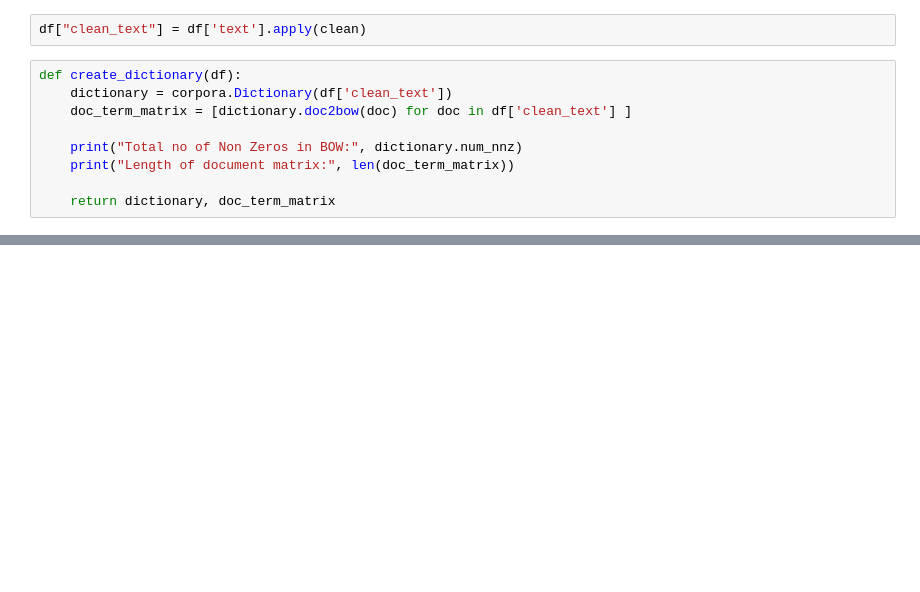
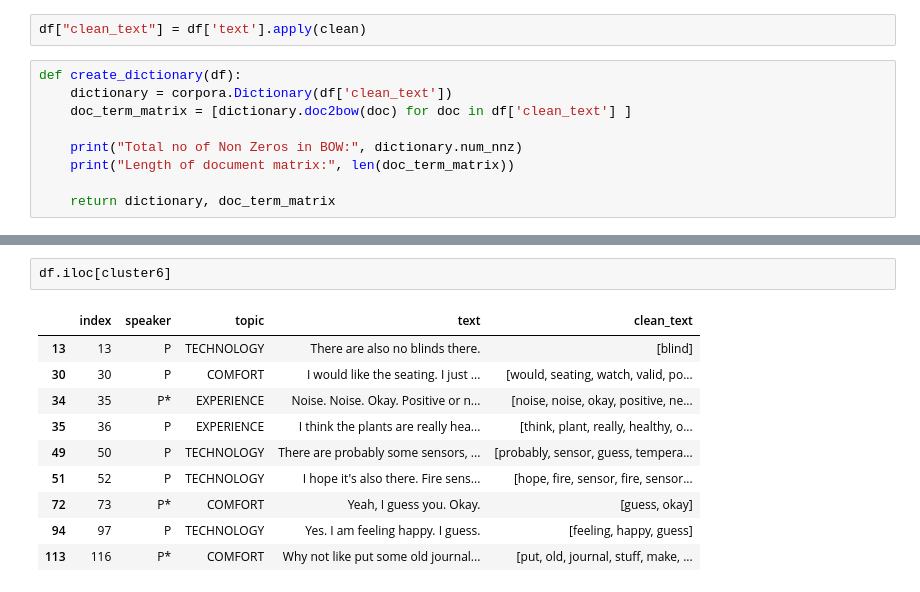
Before and after one commit to shrutirao94/building-walk, a Jupyter notebook: topic-modeling.ipynb, the cells around one changed output, grey strips where cells are left out. Cells and saved outputs as stored; diff of their text form; blank space fills up the shorter version.

```diff
--- a/topic-modeling.ipynb
+++ b/topic-modeling.ipynb
@@ -126,0 +218,13 @@ pyLDAvis.display(lda_display)
+# %%
+df.iloc[cluster6]
+# %% [output]
+|  | index | speaker | topic | text | clean_text |
+| 13 | 13 | P | TECHNOLOGY | There are also no blinds there. | [blind] |
+| 30 | 30 | P | COMFORT | I would like the seating. I just ... | [would, seating, watch, valid, po... |
+| 34 | 35 | P* | EXPERIENCE | Noise. Noise. Okay. Positive or n... | [noise, noise, okay, positive, ne... |
+| 35 | 36 | P | EXPERIENCE | I think the plants are really hea... | [think, plant, really, healthy, o... |
+| 49 | 50 | P | TECHNOLOGY | There are probably some sensors, ... | [probably, sensor, guess, tempera... |
+| 51 | 52 | P | TECHNOLOGY | I hope it's also there. Fire sens... | [hope, fire, sensor, fire, sensor... |
+| 72 | 73 | P* | COMFORT | Yeah, I guess you. Okay. | [guess, okay] |
+| 94 | 97 | P | TECHNOLOGY | Yes. I am feeling happy. I guess. | [feeling, happy, guess] |
+| 113 | 116 | P* | COMFORT | Why not like put some old journal... | [put, old, journal, stuff, make, ... |
```
Also changed, not shown: parts of 19 cells of this notebook.
